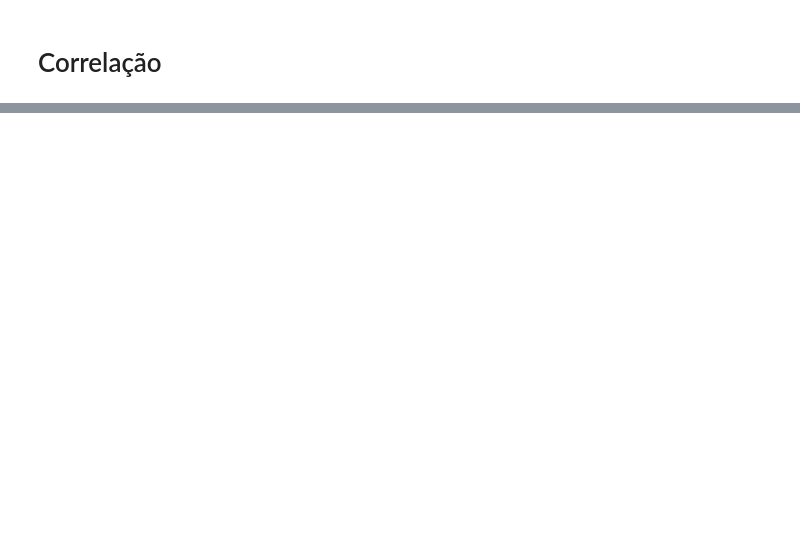
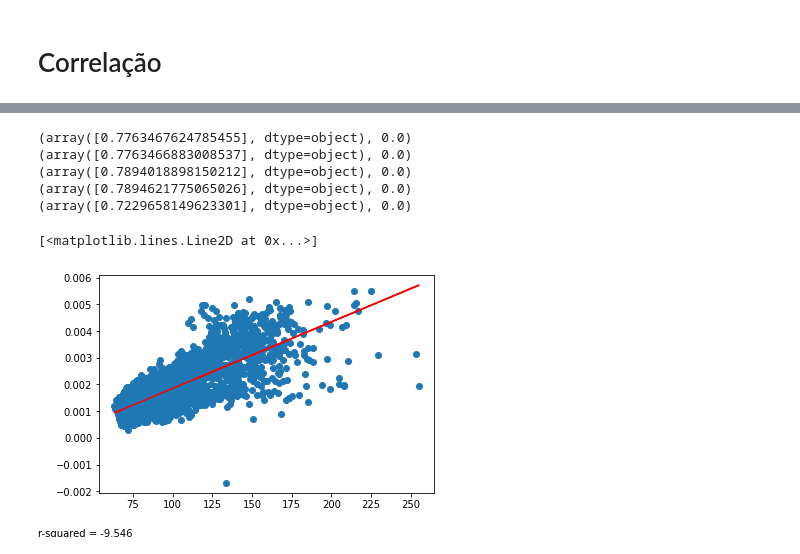
Before and after one commit to mauriciodev/braz_iono_series, a Jupyter notebook: braz_iono_series.ipynb, the cells around one changed output, grey strips where cells are left out. Saved outputs shown, nothing was run; the diff lists cells and outputs as text; code cells hidden in the pictures; blank space fills up the shorter version.

```diff
--- a/braz_iono_series.ipynb
+++ b/braz_iono_series.ipynb
@@ -373,15 +649,25 @@ results_I3L2.shape
 # %%
 import scipy.stats
-print(scipy.stats.pearsonr(results_f107,results_I3L2))
-print(scipy.stats.pearsonr(results_f107,results_I3L1))
-print(scipy.stats.pearsonr(results_f107,results_I2L2))
-print(scipy.stats.pearsonr(results_f107,results_I2L1))
-print(scipy.stats.pearsonr(results_f107,results_tec))
+outdf2=outdf.ffill()
+print(scipy.stats.pearsonr(results_f107,outdf2[['I3L2']]))
+print(scipy.stats.pearsonr(results_f107,outdf2[['I3L1']]))
+print(scipy.stats.pearsonr(results_f107,outdf2[['I2L2']]))
+print(scipy.stats.pearsonr(results_f107,outdf2[['I2L1']]))
+print(scipy.stats.pearsonr(results_f107,outdf2[['VTEC']]))
+# %% [output]
+(array([0.7763467624785455], dtype=object), 0.0)
+(array([0.7763466883008537], dtype=object), 0.0)
+(array([0.7894018898150212], dtype=object), 0.0)
+(array([0.7894621775065026], dtype=object), 0.0)
+(array([0.7229658149623301], dtype=object), 0.0)
 # %%
-compareSeries=results_I2L1
+compareSeries=outdf2[['I2L1']]
 plt.scatter(results_f107,compareSeries)
 plt.annotate("r-squared = {:.3f}".format(r2_score(results_f107, compareSeries)), (0, 1), xycoords='figure points')
 y_test, y_predicted = results_f107.reshape(-1,1), np.array(compareSeries).reshape(-1,1)
 plt.plot(y_test, LinearRegression().fit(y_test, y_predicted).predict(y_test), color="red")
+# %% [output]
+[<matplotlib.lines.Line2D at 0x...>]
+[figure, added]
 # %%
 outdf.describe()
```
Also changed, not shown: parts of 27 cells of this notebook.
